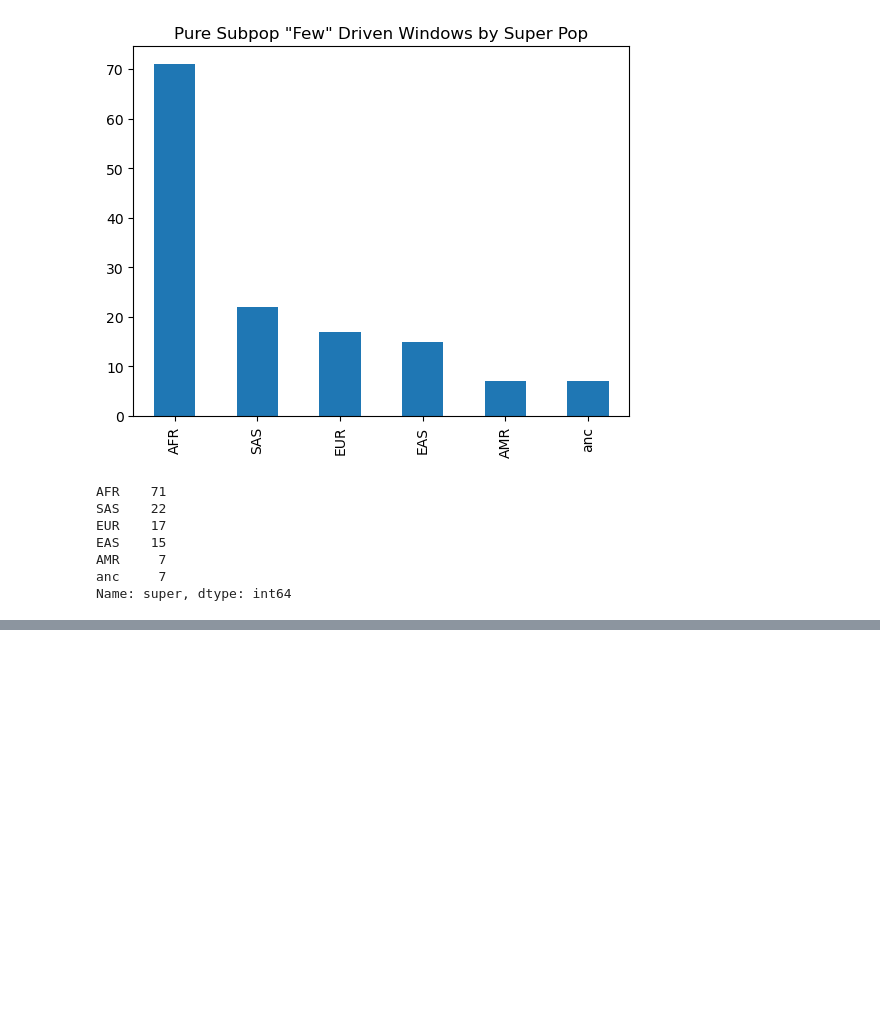
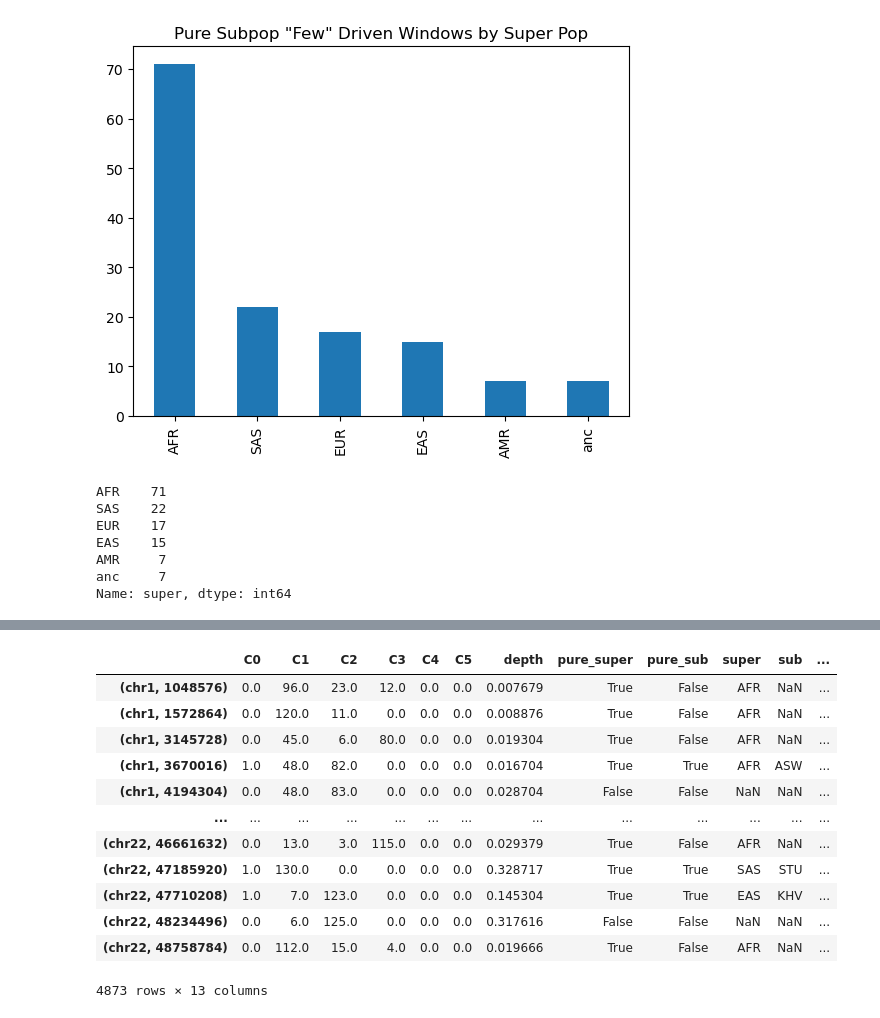
Before and after one commit to erin-n-gilbertson/3DGenome-diversity, a Jupyter notebook: activeNotebooks/clustering.ipynb, the cells around one changed output, grey strips where cells are left out. Cells and saved outputs as stored; diff of their text form; code cells hidden in the pictures; blank space fills up the shorter version.

```diff
--- a/activeNotebooks/clustering.ipynb
+++ b/activeNotebooks/clustering.ipynb
@@ -449,0 +410,16 @@ Name: super, dtype: int64
+# %%
+test
+# %% [output]
+|  | C0 | C1 | C2 | C3 | C4 | C5 | depth | pure_super | pure_sub | super | sub | ... |
+| (chr1, 1048576) | 0.0 | 96.0 | 23.0 | 12.0 | 0.0 | 0.0 | 0.007679 | True | False | AFR | NaN | ... |
+| (chr1, 1572864) | 0.0 | 120.0 | 11.0 | 0.0 | 0.0 | 0.0 | 0.008876 | True | False | AFR | NaN | ... |
+| (chr1, 3145728) | 0.0 | 45.0 | 6.0 | 80.0 | 0.0 | 0.0 | 0.019304 | True | False | AFR | NaN | ... |
+| (chr1, 3670016) | 1.0 | 48.0 | 82.0 | 0.0 | 0.0 | 0.0 | 0.016704 | True | True | AFR | ASW | ... |
+| (chr1, 4194304) | 0.0 | 48.0 | 83.0 | 0.0 | 0.0 | 0.0 | 0.028704 | False | False | NaN | NaN | ... |
+| ... | ... | ... | ... | ... | ... | ... | ... | ... | ... | ... | ... | ... |
+| (chr22, 46661632) | 0.0 | 13.0 | 3.0 | 115.0 | 0.0 | 0.0 | 0.029379 | True | False | AFR | NaN | ... |
+| (chr22, 47185920) | 1.0 | 130.0 | 0.0 | 0.0 | 0.0 | 0.0 | 0.328717 | True | True | SAS | STU | ... |
+| (chr22, 47710208) | 1.0 | 7.0 | 123.0 | 0.0 | 0.0 | 0.0 | 0.145304 | True | True | EAS | KHV | ... |
+| (chr22, 48234496) | 0.0 | 6.0 | 125.0 | 0.0 | 0.0 | 0.0 | 0.317616 | False | False | NaN | NaN | ... |
+| (chr22, 48758784) | 0.0 | 112.0 | 15.0 | 4.0 | 0.0 | 0.0 | 0.019666 | True | False | AFR | NaN | ... |
+4873 rows × 13 columns
```
Also changed, not shown: parts of 11 cells of this notebook, 7 other files.
